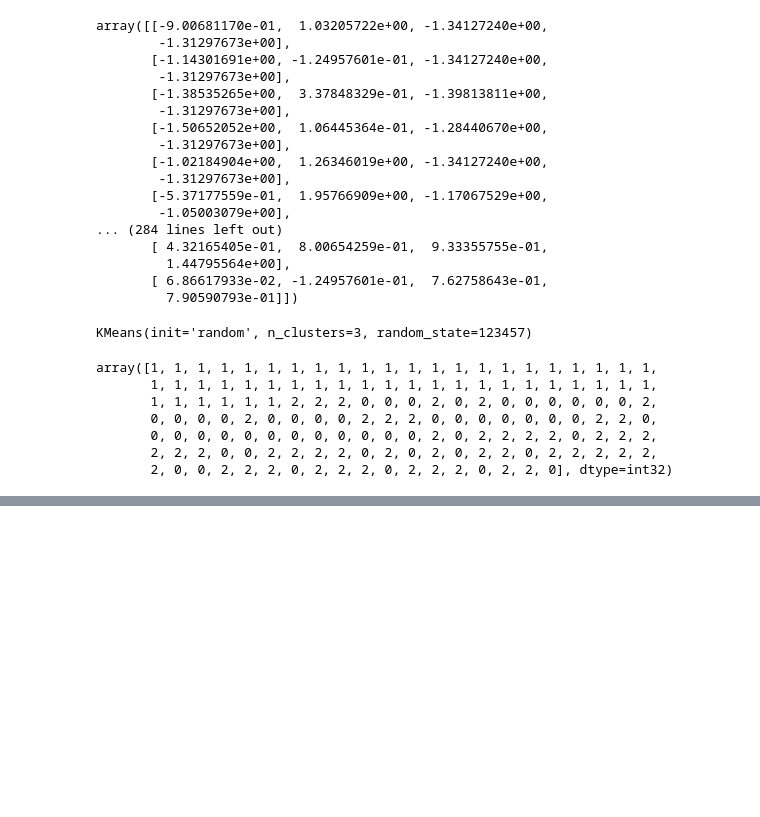
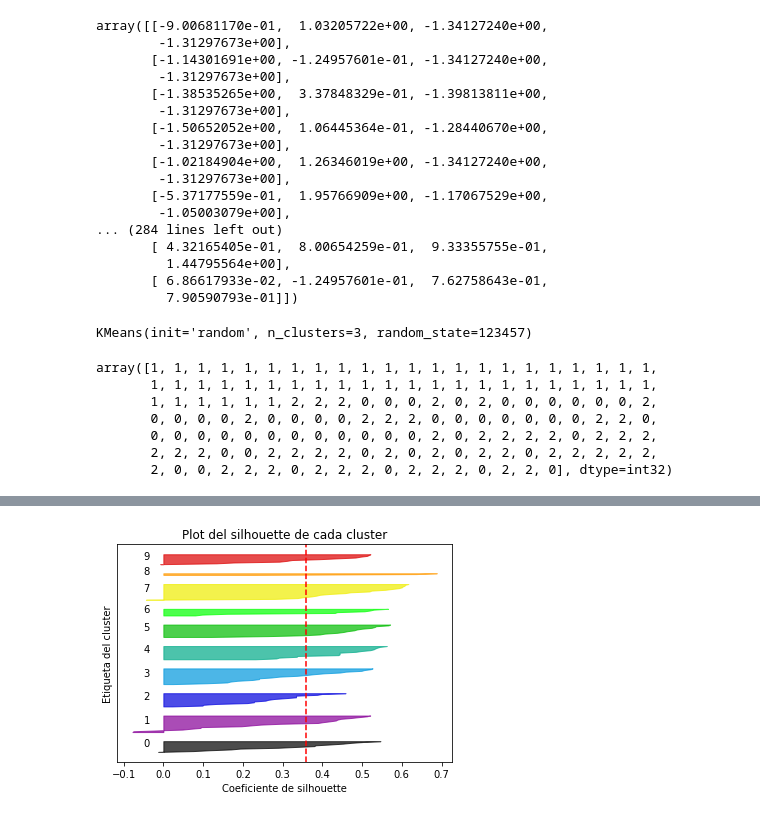
Before and after one commit to ferminitu/F_de_Informatica, a Jupyter notebook: F. de Informática/Python avanzado/Ciencia de Datos/Clase 10-06/iris.ipynb, the cells around one changed output, grey strips where cells are left out. Cells and saved outputs as stored; diff of their text form; code cells hidden in the pictures; blank space fills up the shorter version.

```diff
--- a/F. de Informática/Python avanzado/Ciencia de Datos/Clase 10-06/iris.ipynb
+++ b/F. de Informática/Python avanzado/Ciencia de Datos/Clase 10-06/iris.ipynb
@@ -89,0 +173,6 @@ array([1, 1, 1, 1, 1, 1, 1, 1, 1, 1, 1, 1, 1, 1, 1, 1, 1, 1, 1, 1, 1, 1,
+# %%
+from sklearn.metrics import silhouette_samples, silhouette_score #Para el coeficiente de silhouette
+#Calculamos el promedio del silhouette de todos
+silhouette_avg = silhouette_score(iris_escaleado, kmeans.labels_)
+#Calculamos el silhouette de cada punto
+sample_silhouette_values = silhouette_samples(iris_escaleado, kmeans.labels_)
@@ -89,0 +183,29 @@ array([1, 1, 1, 1, 1, 1, 1, 1, 1, 1, 1, 1, 1, 1, 1, 1, 1, 1, 1, 1, 1, 1,
+# %%
+def graficarSilhouette (k, labels, sample_silhouette_values, silhouette_avg):
+  fig, ax1 = plt.subplots(1, 1)
+  y_lower = 10
+  for i in range(k):
+      ith_cluster_silhouette_values = \
+          sample_silhouette_values[labels == i]
+
+      ith_cluster_silhouette_values.sort()
+
+      size_cluster_i = ith_cluster_silhouette_values.shape[0]
+      y_upper = y_lower + size_cluster_i
+
+      color = cm.nipy_spectral(float(i) / k)
+      ax1.fill_betweenx(np.arange(y_lower, y_upper),
+                        0, ith_cluster_silhouette_values,
+                        facecolor=color, edgecolor=color, alpha=0.7)
+      ax1.text(-0.05, y_lower + 0.5 * size_cluster_i, str(i))
+      y_lower = y_upper + 10
+
+  ax1.set_title("Plot del silhouette de cada cluster")
+  ax1.set_xlabel("Coeficiente de silhouette")
+  ax1.set_ylabel("Etiqueta del cluster")
+  ax1.axvline(x=silhouette_avg, color="red", linestyle="--")
+  ax1.set_yticks([])
+# %%
+graficarSilhouette (k, kmeans.labels_, sample_silhouette_values, silhouette_avg)
+# %% [output]
+[figure, added]
```
Also changed, not shown: parts of 11 cells of this notebook.
